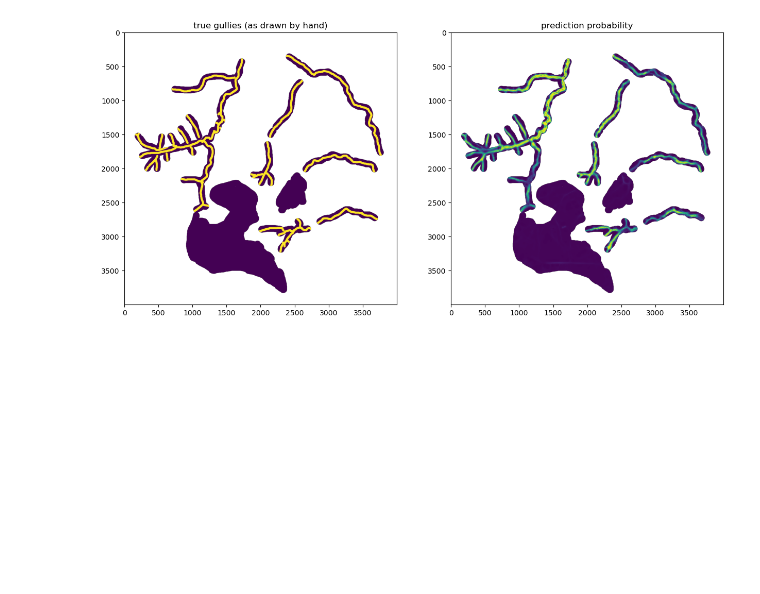
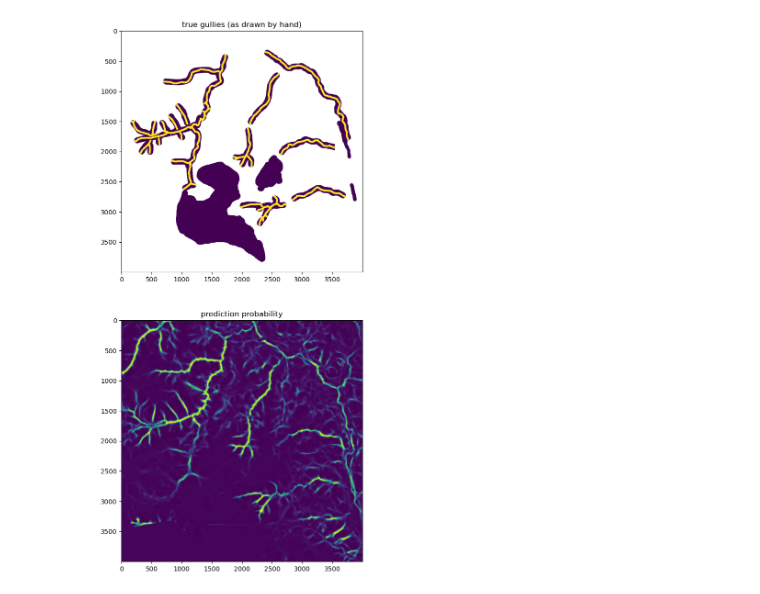
Before and after one commit to dsi-rse/gully-map, a Jupyter notebook: notebooks/fit-to-hand-labeled-data.ipynb, the cells around one changed output. Saved outputs shown, nothing was run; the diff lists cells and outputs as text; code cells hidden in the pictures; blank space fills up the shorter version.

```diff
--- a/notebooks/fit-to-hand-labeled-data.ipynb
+++ b/notebooks/fit-to-hand-labeled-data.ipynb
@@ -239,6 +263,7 @@ metrics = {
     "max5": None,
     "low5": None,
     "highlow5": None,
+    "mindisk": None,
 }
 for metric in metrics:
     with rasterio.open(DIRECTORY / "derived" / metric / f"{names[name]}-{metric}.tif") as file:
@@ -253,6 +278,7 @@ X_test = np.stack([
     metrics["min5"] - metrics["min15"],
     metrics["highlow5"],
     metrics["low15"] * metrics["highlow15"],
+    metrics["min15"] * metrics["mindisk"]**2,
 ]).transpose(1, 2, 0)
 
 assert not np.isnan(X_test[mask]).any()
@@ -260,3 +288,16 @@ X_test[np.isnan(X_test)] = 0
+# %%
+def logistic(x):
+    return 1/(1 + np.exp(-x))
+
+probability = logistic(
+    -4.312588352365304
+    + -2.124413197778558    * X_test[:, :, 0]  # min15
+    +  0.4223402951899627   * X_test[:, :, 1]  # low15 - min15
+    +  0.07593547918695243  * X_test[:, :, 2]  # high15 - low15
+    +  1.4220807750184314   * X_test[:, :, 3]  # min5 - min15
+    +  0.4455583284143665   * X_test[:, :, 4]  # high5 - low5
+    +  0.33761829962995676  * X_test[:, :, 5]  # low15 * (high15 - low15)
+    +  0.008672880872815985 * X_test[:, :, 6]  # min15 * mindisk**2
+)
 # %%
-probability = fit.predict(sm.add_constant(X_test.reshape(-1, len(features)))).reshape(mask.shape)
-probability[~mask] = np.nan
+# probability[~mask] = np.nan
@@ -263,12 +313,12 @@ probability[~mask] = np.nan
 # %%
-fig, (ax1, ax2) = plt.subplots(1, 2, figsize=(15, 10))
+fig, (ax1, ax2) = plt.subplots(2, 1, figsize=(10, 15))
 
 ax1.imshow(gully[15000:19000, 14000:18000])
 ax2.imshow(probability[15000:19000, 14000:18000])
 
 ax1.set_title("true gullies (as drawn by hand)")
 ax2.set_title("prediction probability")
 
 None
 # %% [output]
-[figure, old version]
+[figure, new version]
```
Also changed, not shown: parts of 16 cells of this notebook, 1 other file.
